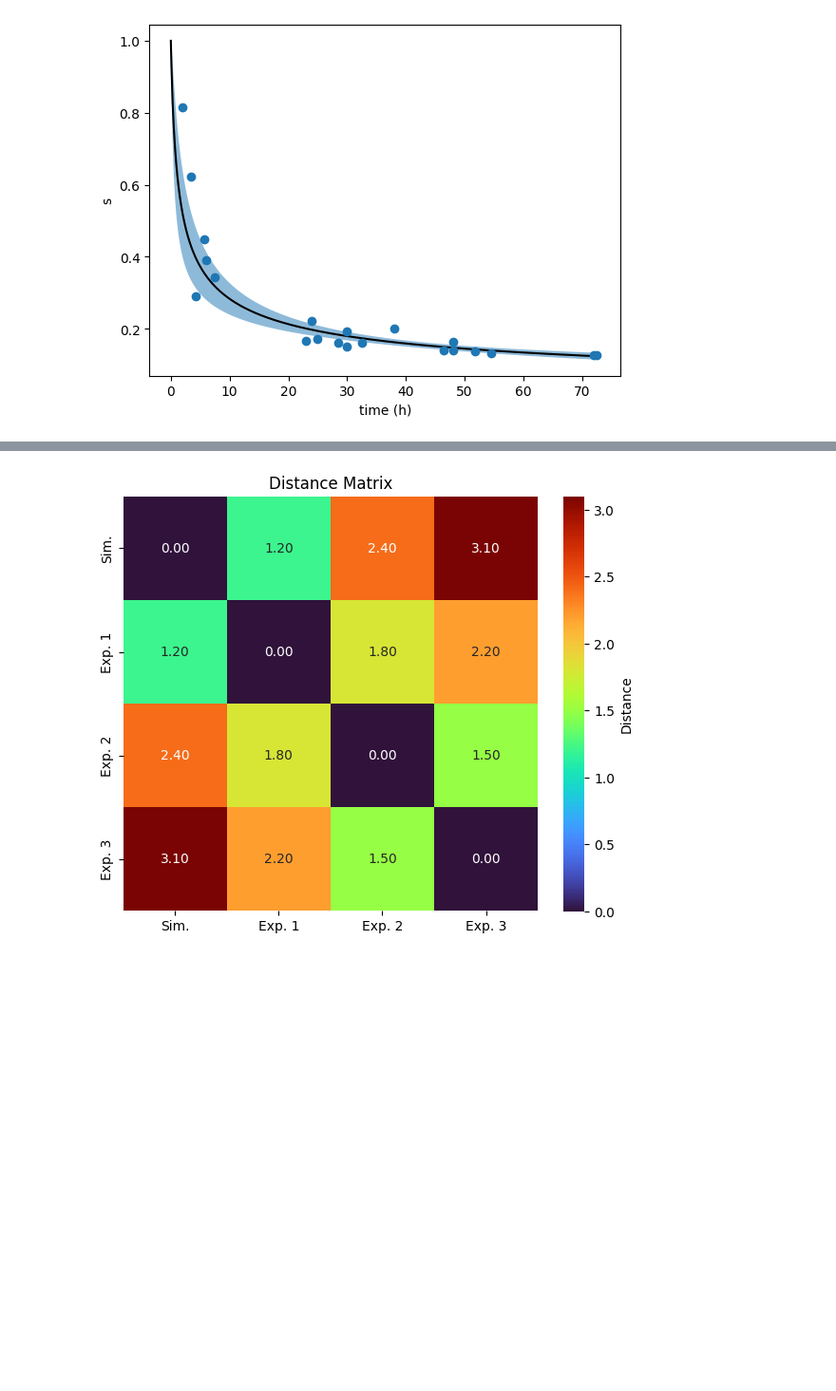
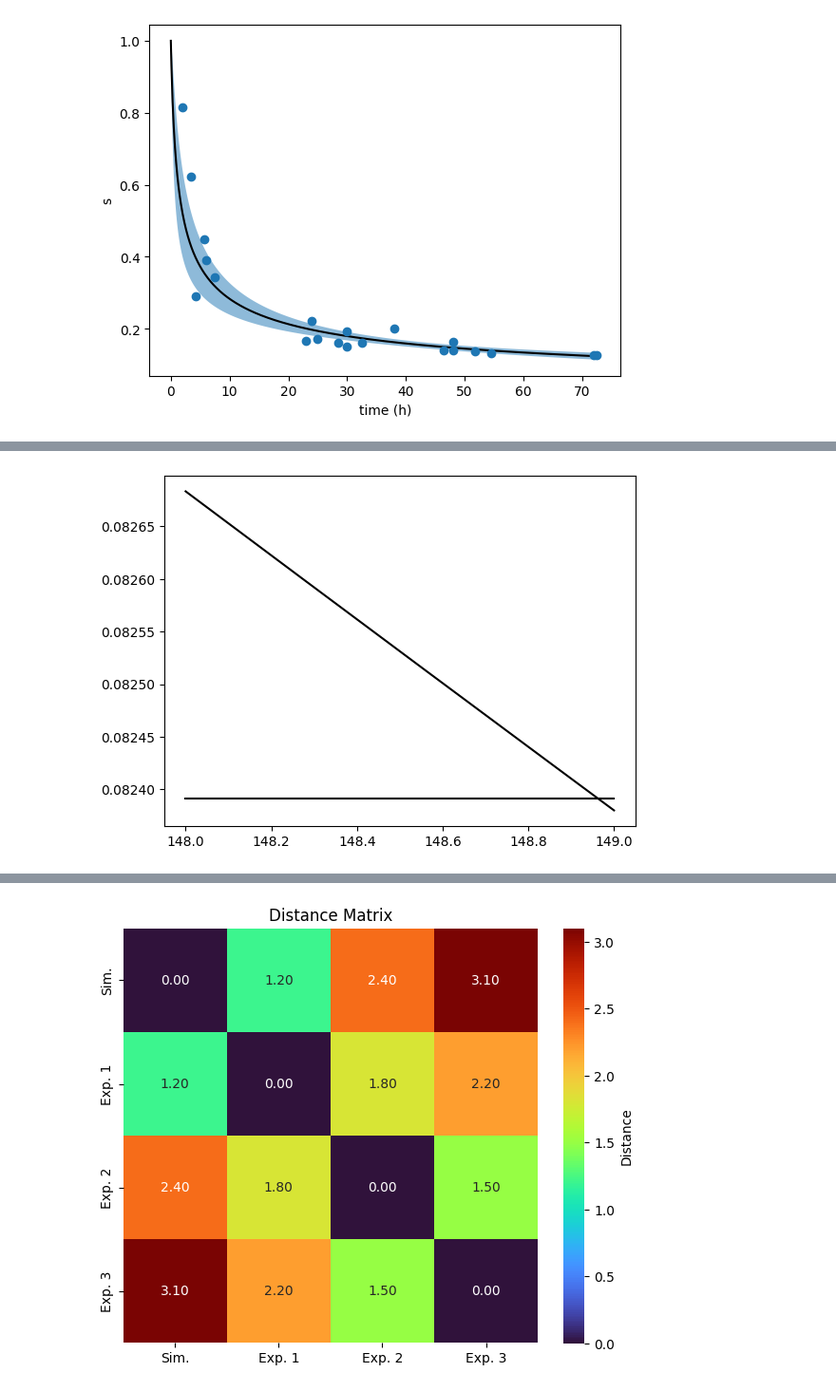
Before and after one commit to morphing-matter-lab/muscle-fiber-model, a Jupyter notebook: stats.ipynb, the cells around one changed output, grey strips where cells are left out. Shown at 95% size. Saved outputs shown, nothing was run; the diff lists cells and outputs as text; code cells hidden in the pictures; blank space fills up the shorter version.

```diff
--- a/stats.ipynb
+++ b/stats.ipynb
@@ -546,0 +551,8 @@ plt.show()
+# %%
+t_data = np.linspace(148, 149, 1000)
+plt.plot(t_data, power_law2(t_data, 1.309, -0.5515), 'k-', label='Weighted fit')
+plt.plot(t_data, 0.082391 * np.ones_like(t_data), 'k-', label='Weighted fit')
+
+plt.show()
+# %% [output]
+[figure, added]
```
Also changed, not shown: parts of 5 cells of this notebook, 12 other files.
